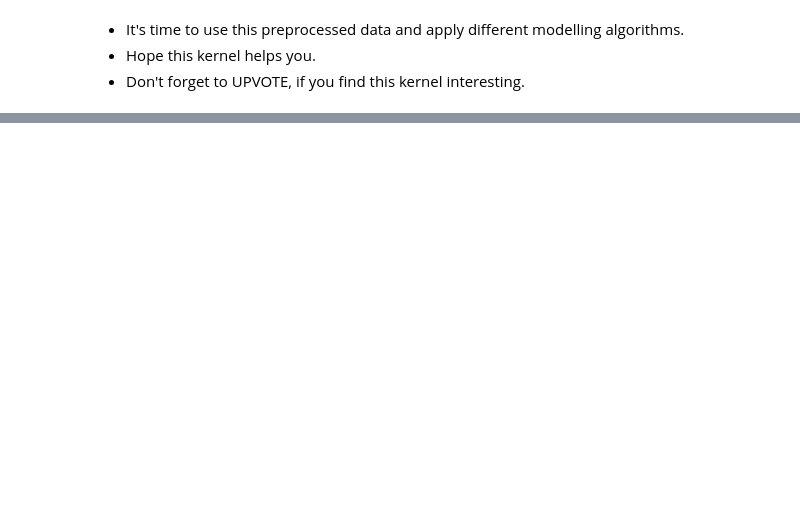
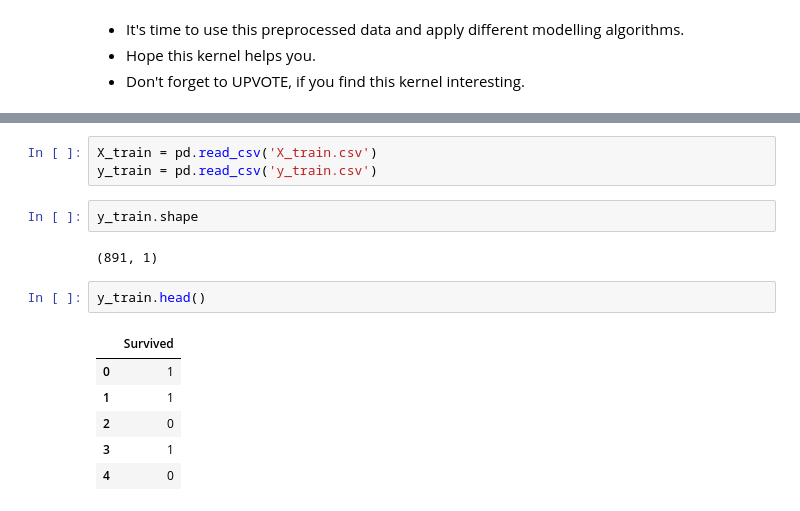
Before and after one commit to Abhishekmamidi123/kaggle-kernels, a Jupyter notebook: Titanic_ Machine_Learning_from_Disaster/Titanic_Data_Preprocessing_and_Visualization.ipynb, the cells around one changed output, grey strips where cells are left out. Cells and saved outputs as stored; diff of their text form; blank space fills up the shorter version.

```diff
--- a/Titanic_ Machine_Learning_from_Disaster/Titanic_Data_Preprocessing_and_Visualization.ipynb
+++ b/Titanic_ Machine_Learning_from_Disaster/Titanic_Data_Preprocessing_and_Visualization.ipynb
@@ -669,0 +676,16 @@ test_data.head()
+# %%
+X_train = pd.read_csv('X_train.csv')
+y_train = pd.read_csv('y_train.csv')
+# %%
+y_train.shape
+# %% [output]
+(891, 1)
+# %%
+y_train.head()
+# %% [output]
+|  | Survived |
+| 0 | 1 |
+| 1 | 1 |
+| 2 | 0 |
+| 3 | 1 |
+| 4 | 0 |
```
Also changed, not shown: parts of 19 cells of this notebook.
